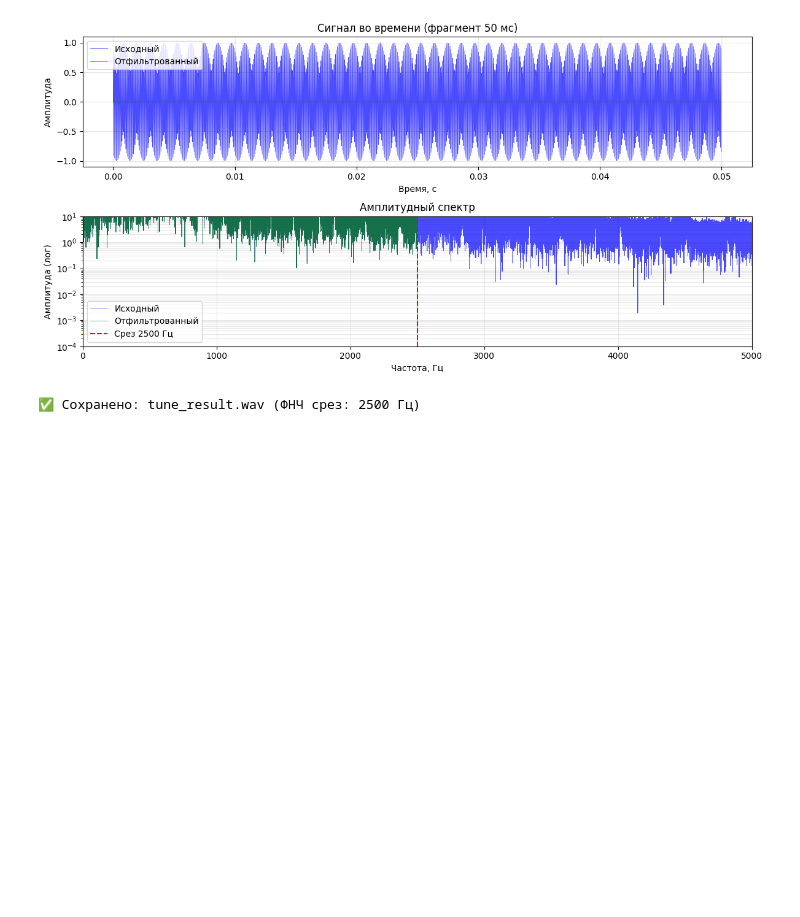
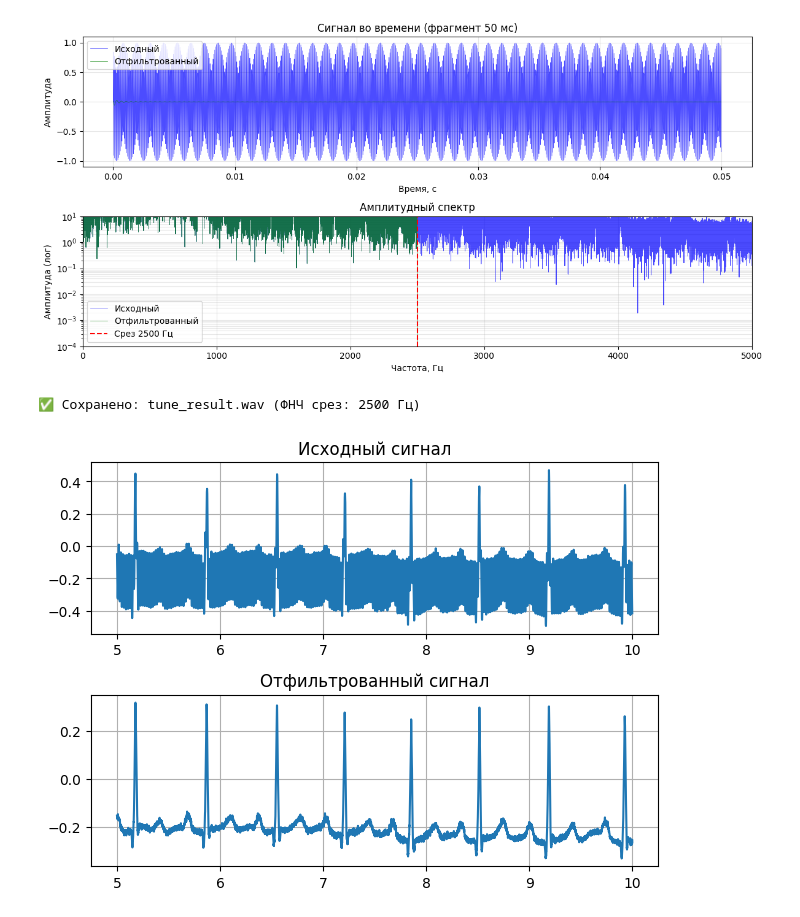
Before and after one commit to Akhazriil/Homework, a Jupyter notebook: DSP/lab2/lab2.ipynb, the cells around one changed output. Cells and saved outputs as stored; diff of their text form; code cells hidden in the pictures; blank space fills up the shorter version.

```diff
--- a/DSP/lab2/lab2.ipynb
+++ b/DSP/lab2/lab2.ipynb
@@ -180,3 +148,39 @@ print(f"✅ Сохранено: tune_result.wav (ФНЧ срез: {cutoff_freq}
 # %% [output]
 [figure]
 ✅ Сохранено: tune_result.wav (ФНЧ срез: 2500 Гц)
+# %%
+data = np.loadtxt("ecg.dat")
+
+x = data[:, 0]  # временные метки (ось X)
+y = data[:, 1]  # амплитуда сигнала (ось Y)
+n = len(x)
+
+plt.subplot(2, 1, 1)
+plt.grid()
+plt.title("Исходный сигнал")
+plt.plot(x[5000:10000], y[5000:10000])
+
+# Частота дискретизации
+duration = x[-1] - x[0]  # общая длительность сигнала в секундах
+sample_rate = int(n / duration)
+
+# Преобразование Фурье
+yf = np.fft.rfft(y)
+xf = np.fft.rfftfreq(n, 1.0 / sample_rate)
+
+# Устранение сетевой помехи 50 Гц (векторизованно)
+mask = (xf > 49.0) & (xf < 51.0)
+yf[mask] = 0.0
+
+# Обратное преобразование
+ys = np.fft.irfft(yf)
+
+plt.subplot(2, 1, 2)
+plt.grid()
+plt.title("Отфильтрованный сигнал")
+plt.plot(x[5000:10000], ys[5000:10000])
+
+plt.tight_layout()
+plt.show()
+# %% [output]
+[figure, added]
```
Also changed, not shown: parts of 4 cells of this notebook, 14 other files.
